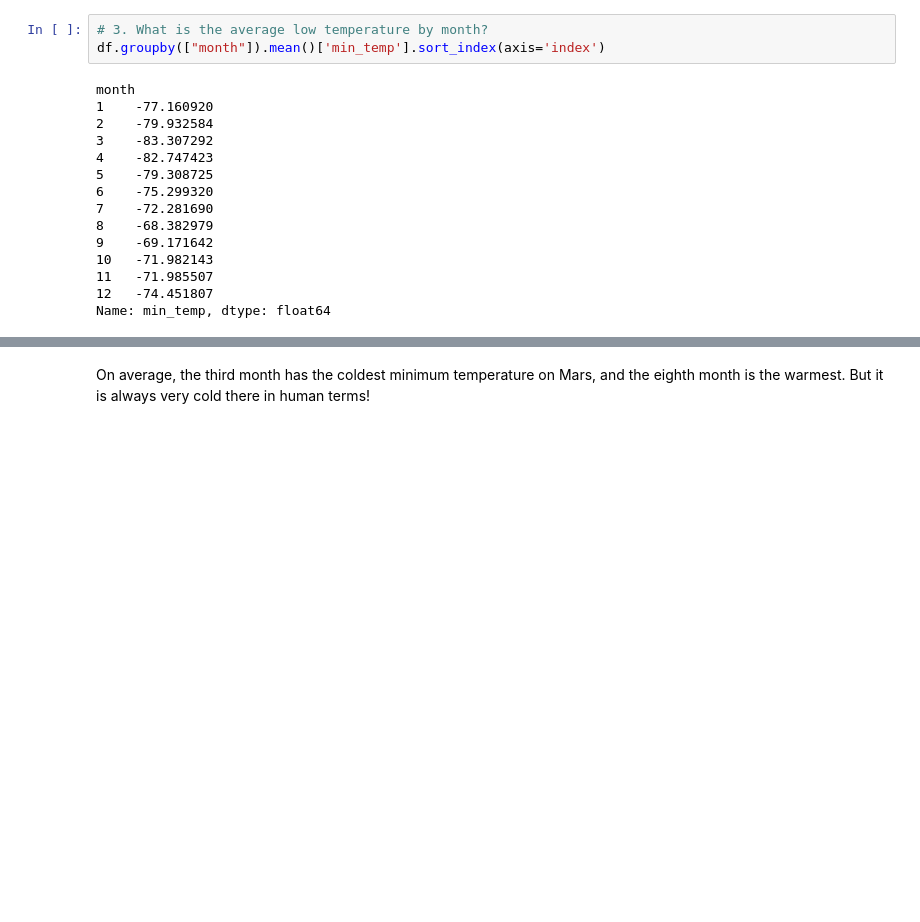
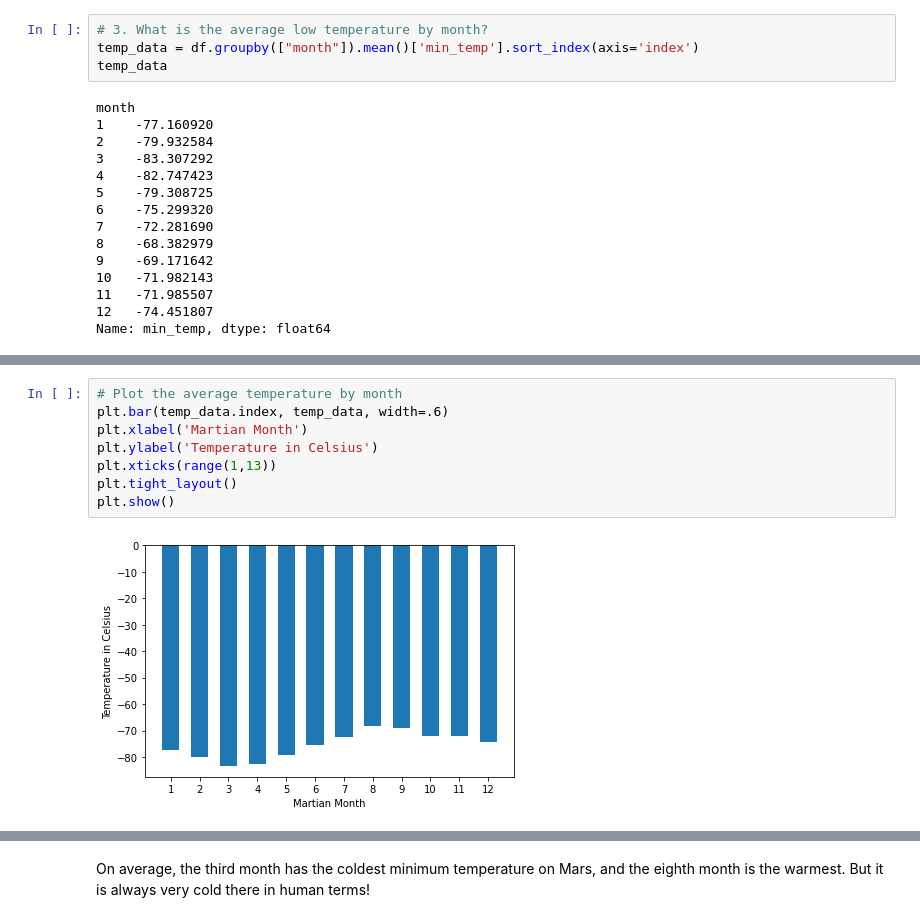
Before and after one commit to scheaton/web-scraping-challenge, a Jupyter notebook: part_2_mars_weather.ipynb, the cells around one changed output, grey strips where cells are left out. Saved outputs shown, nothing was run; the diff lists cells and outputs as text; blank space fills up the shorter version.

Commit message:
part 2 up to pressure plot

```diff
--- a/part_2_mars_weather.ipynb
+++ b/part_2_mars_weather.ipynb
@@ -212,7 +212,8 @@ print("Martian days' worth of data:", df['sol'].drop_duplicates().count())
 Martian days' worth of data: 1867
 # %%
 # 3. What is the average low temperature by month?
-df.groupby(["month"]).mean()['min_temp'].sort_index(axis='index')
+temp_data = df.groupby(["month"]).mean()['min_temp'].sort_index(axis='index')
+temp_data
 # %% [output]
 month
 1    -77.160920
@@ -243,0 +232,10 @@ AttributeError: 'AxesSubplot' object has no attribute 'Axes'
+# %%
+# Plot the average temperature by month
+plt.bar(temp_data.index, temp_data, width=.6)
+plt.xlabel('Martian Month')
+plt.ylabel('Temperature in Celsius')
+plt.xticks(range(1,13))
+plt.tight_layout()
+plt.show()
+# %% [output]
+[figure, added]
```
Also changed, not shown: parts of 10 cells of this notebook.
